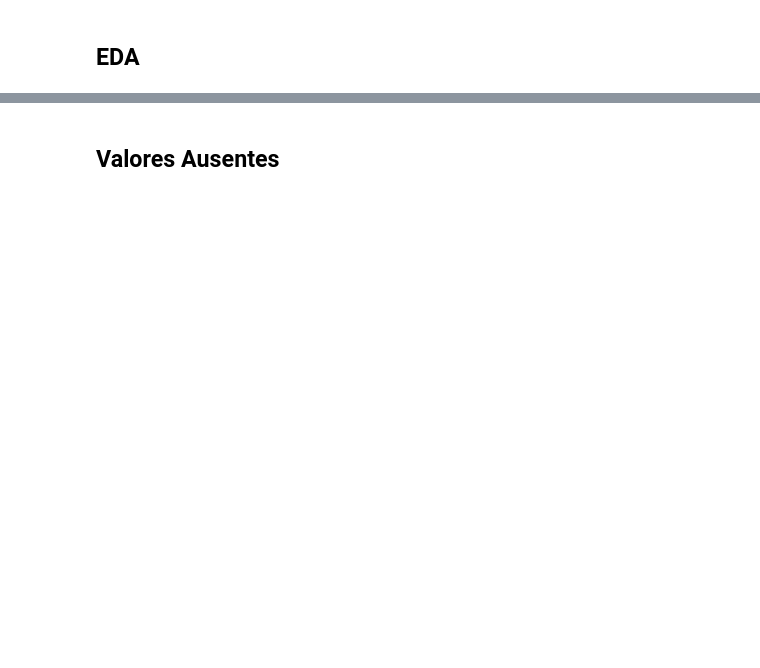
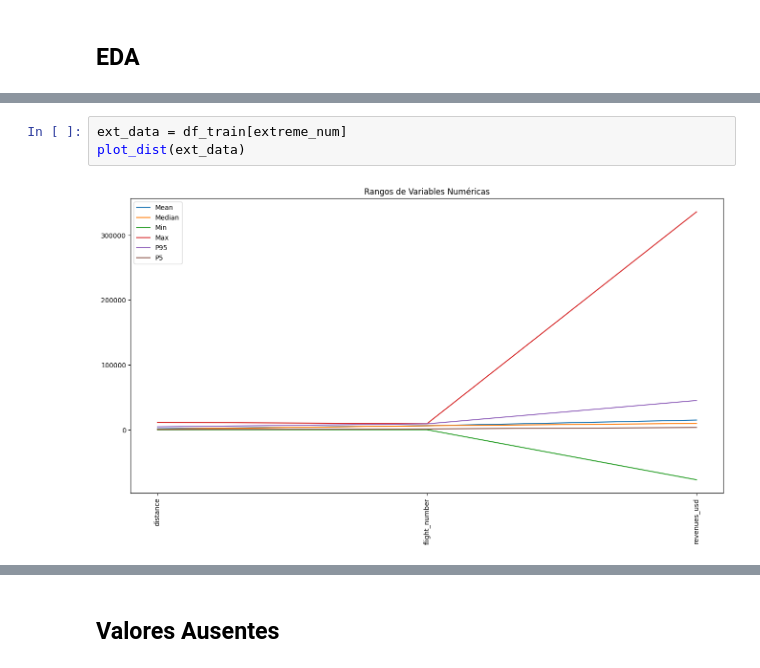
Before and after one commit to datacubeR/ML, a Jupyter notebook: Tarea_3/Tarea_3.ipynb, the cells around one changed output, grey strips where cells are left out. Drawn from its saved outputs; the diff is of its cells as text; blank space fills up the shorter version.

```diff
--- a/Tarea_3/Tarea_3.ipynb
+++ b/Tarea_3/Tarea_3.ipynb
@@ -49,0 +74,5 @@ df_train.describe(percentiles=[0.01, 0.05, 0.1, 0.25, 0.5, 0.75, 0.9, 0.95, 0.99
+# %%
+ext_data = df_train[extreme_num]
+plot_dist(ext_data)
+# %% [output]
+[figure, added]
```
Also changed, not shown: parts of 99 cells of this notebook.
